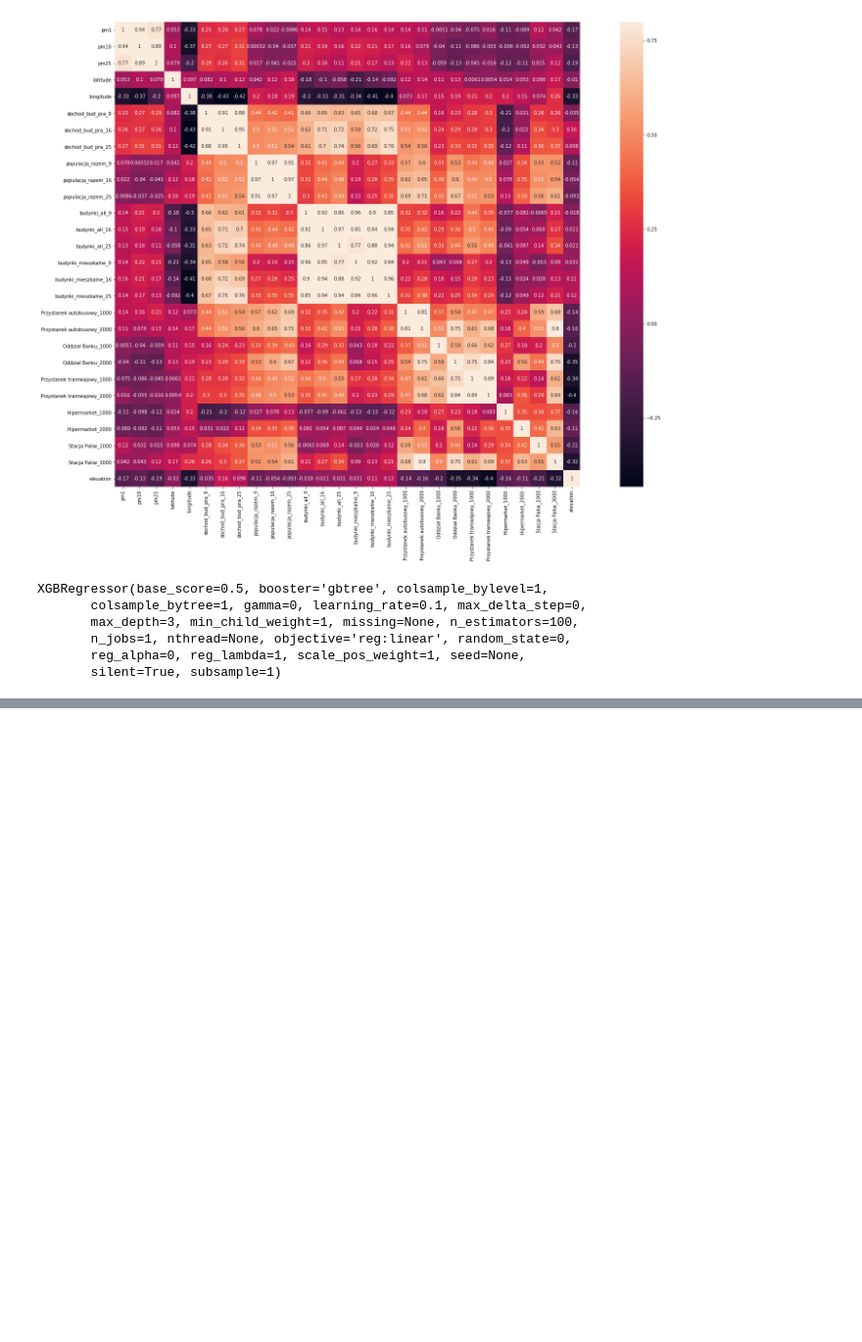
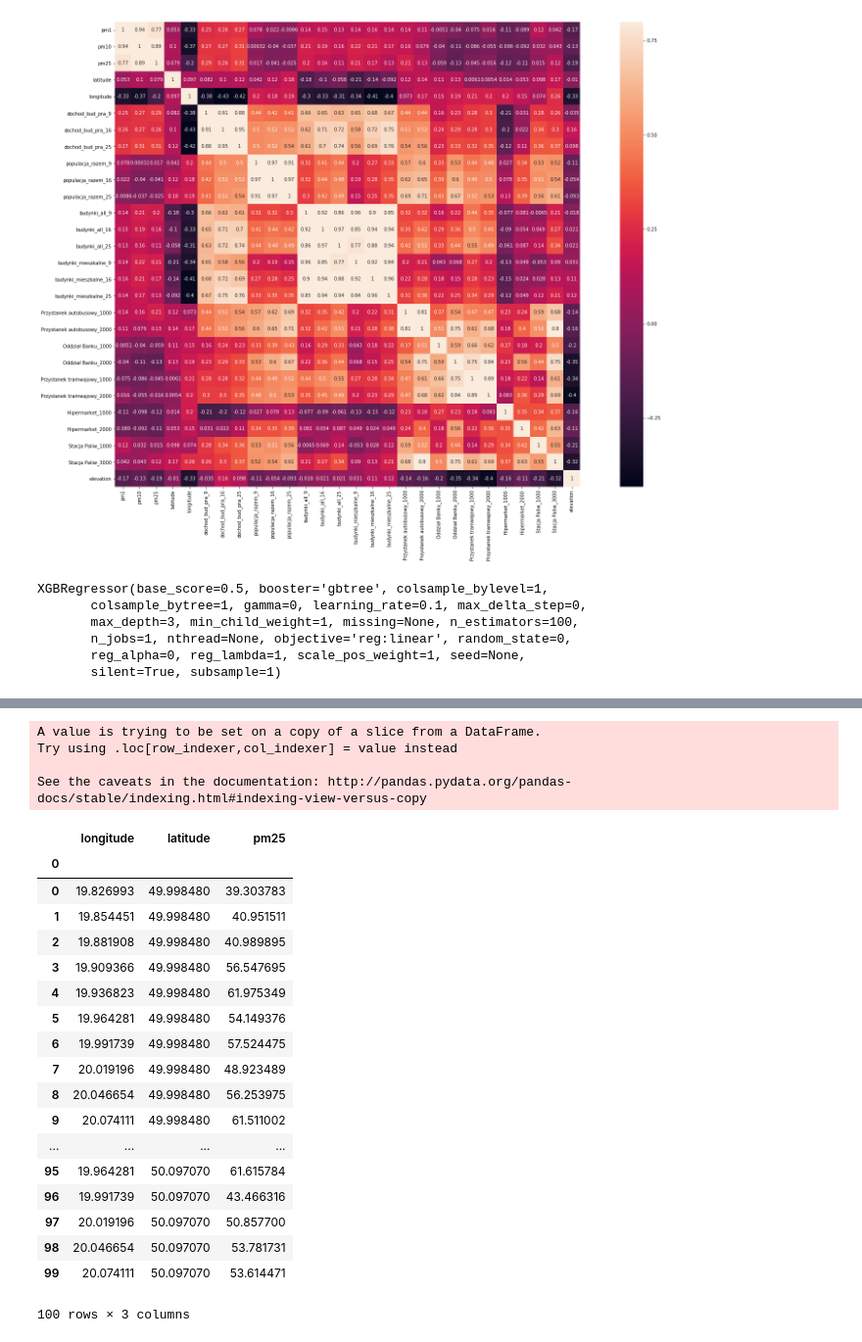
Before and after one commit to Michal-lis/Data_Analysis_Hackaton, a Jupyter notebook: jupyters/notebook.ipynb, the cells around one changed output, grey strips where cells are left out. Shown at 98% size. Cells and saved outputs as stored; diff of their text form; code cells hidden in the pictures; blank space fills up the shorter version.

Commit message:
predict grid

```diff
--- a/jupyters/notebook.ipynb
+++ b/jupyters/notebook.ipynb
@@ -173,0 +194,7 @@ print(grid.head())
+# %%
+grid_processed['budynki_niemieszkalne_9'] = grid_processed['budynki_all_9'] - grid_processed['budynki_mieszkalne_9']
+grid_processed['populacja_na_budynek_9'] = grid_processed['populacja_razem_9'] - grid_processed['budynki_mieszkalne_9']
+grid_processed['budynki_niemieszkalne_na_populacje_9'] = grid_processed['budynki_niemieszkalne_9'] / (grid_processed['populacja_razem_9'] + 1)
+X_grid = grid_processed.drop(['longitude', 'latitude'], axis=1)
+# %%
+grid_out = regressor.predict(X_grid)
@@ -173,0 +221,30 @@ print(grid.head())
+# %%
+grid_with_predictions = grid[['longitude', 'latitude']]
+grid_with_predictions['pm25'] = grid_out
+# %% [output]
+A value is trying to be set on a copy of a slice from a DataFrame.
+Try using .loc[row_indexer,col_indexer] = value instead
+
+See the caveats in the documentation: http://pandas.pydata.org/pandas-docs/stable/indexing.html#indexing-view-versus-copy
+# %%
+grid_with_predictions
+# %% [output]
+|  | longitude | latitude | pm25 |
+| 0 |  |  |  |
+| 0 | 19.826993 | 49.998480 | 39.303783 |
+| 1 | 19.854451 | 49.998480 | 40.951511 |
+| 2 | 19.881908 | 49.998480 | 40.989895 |
+| 3 | 19.909366 | 49.998480 | 56.547695 |
+| 4 | 19.936823 | 49.998480 | 61.975349 |
+| 5 | 19.964281 | 49.998480 | 54.149376 |
+| 6 | 19.991739 | 49.998480 | 57.524475 |
+| 7 | 20.019196 | 49.998480 | 48.923489 |
+| 8 | 20.046654 | 49.998480 | 56.253975 |
+| 9 | 20.074111 | 49.998480 | 61.511002 |
+| ... | ... | ... | ... |
+| 95 | 19.964281 | 50.097070 | 61.615784 |
+| 96 | 19.991739 | 50.097070 | 43.466316 |
+| 97 | 20.019196 | 50.097070 | 50.857700 |
+| 98 | 20.046654 | 50.097070 | 53.781731 |
+| 99 | 20.074111 | 50.097070 | 53.614471 |
+100 rows × 3 columns
```
Also changed, not shown: parts of 4 cells of this notebook, 2 other files.
